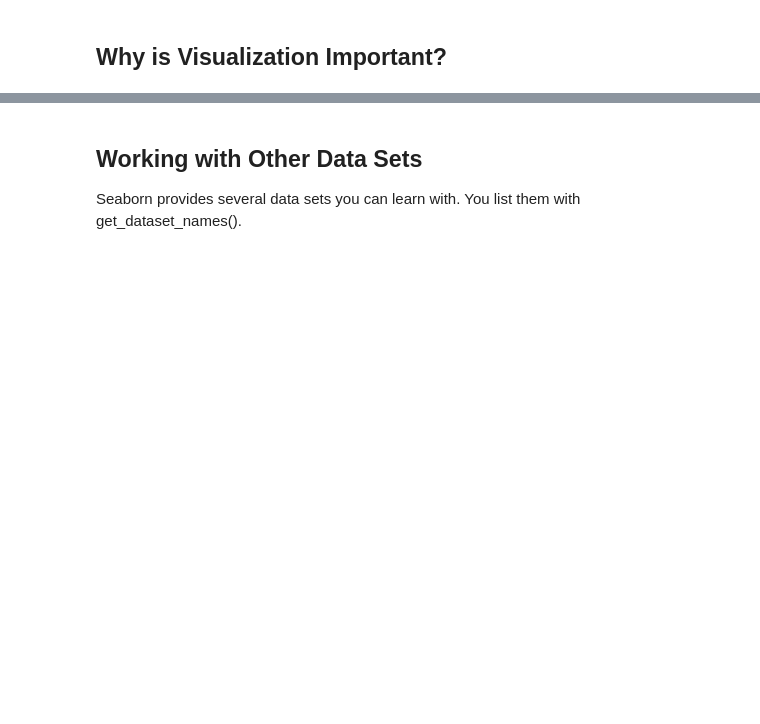
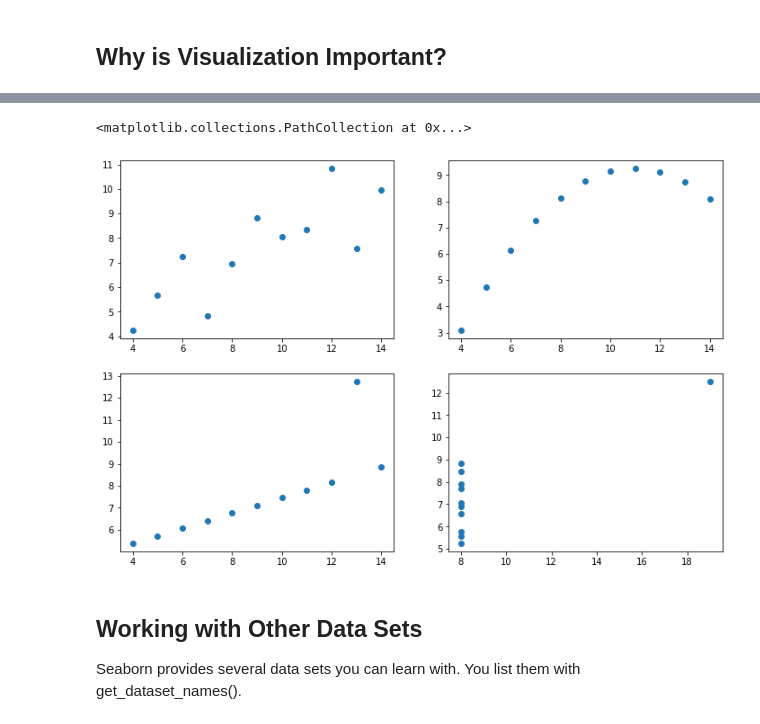
Before and after one commit to r2klabs/Penguins, a Jupyter notebook: Visualization.ipynb, the cells around one changed output, grey strips where cells are left out. Cells and saved outputs as stored; diff of their text form; code cells hidden in the pictures; blank space fills up the shorter version.

```diff
--- a/Visualization.ipynb
+++ b/Visualization.ipynb
@@ -20,3 +48,17 @@ import statsmodels.api as sm
+# %%
+fig = plt.figure(figsize=(12,8))
+ax1 = fig.add_subplot(221)
+ax1.scatter(I.x,I.y)
+ax1.xlabel = 'X'
+ax2= fig.add_subplot(222)
+ax2.scatter(II.x,II.y)
+ax3= fig.add_subplot(223)
+ax3.scatter(III.x,III.y)
+ax4= fig.add_subplot(224)
+ax4.scatter(IV.x,IV.y)
+# %% [output]
+<matplotlib.collections.PathCollection at 0x...>
+[figure, added]
 # %% [markdown]
 ## Working with Other Data Sets
 Seaborn provides several data sets you can learn with. You list them with get_dataset_names().
```
Also changed, not shown: parts of 30 cells of this notebook.
